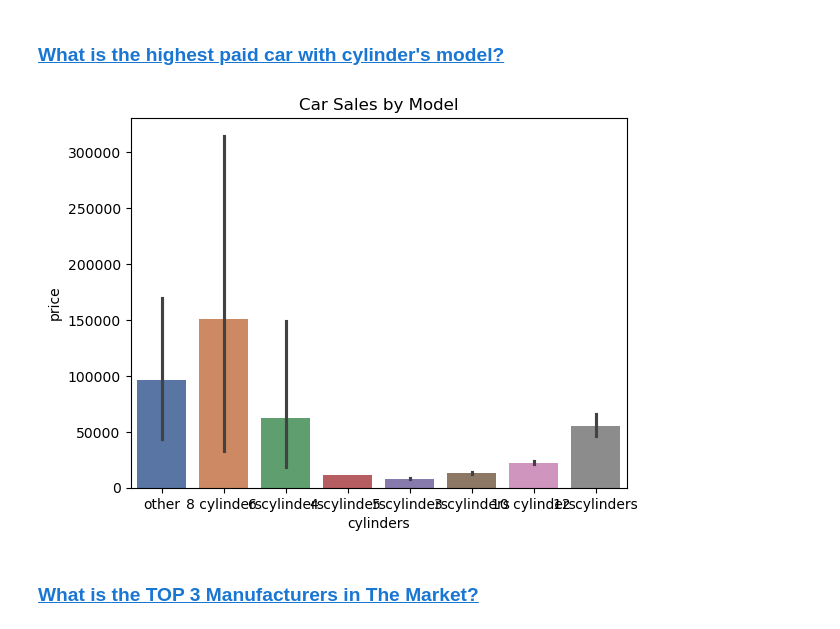
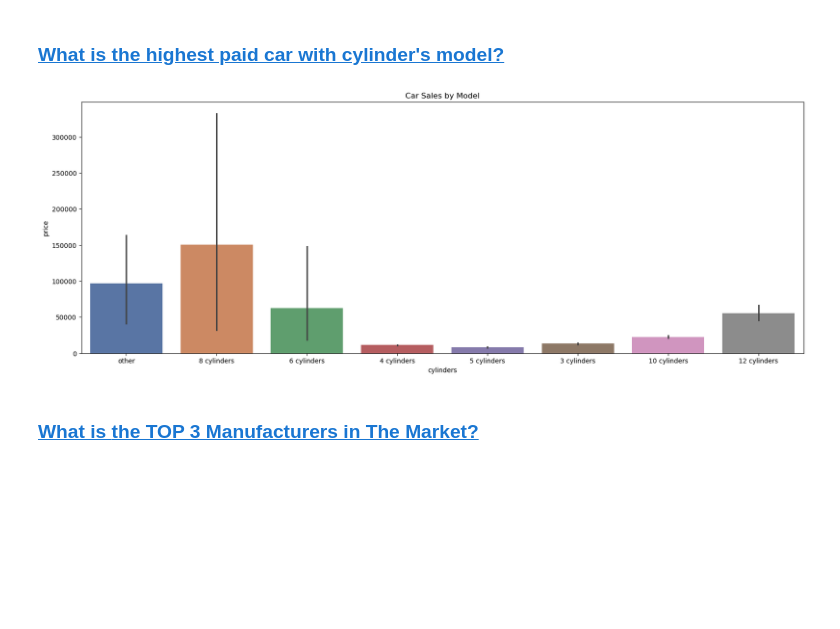
Before and after one commit to yousefalielkhapery1/Vehicles_dataset_analysis, a Jupyter notebook: vehicles.ipynb, the cells around one changed output. Saved outputs shown, nothing was run; the diff lists cells and outputs as text; code cells hidden in the pictures; blank space fills up the shorter version.

```diff
--- a/vehicles.ipynb
+++ b/vehicles.ipynb
@@ -297,11 +297,11 @@ vehicles_df.shape
 # %%
 palette = sns.color_palette("deep")
 sns.barplot(x='cylinders', y='price', data=vehicles_df, palette=palette, hue= 'cylinders')
-plt.rcParams['figure.figsize'] = (20, 15)
+plt.rcParams['figure.figsize'] = (20, 7)
 plt.title('Car Sales by Model')
 plt.show()
 # %% [output]
-[figure, old version]
+[figure, new version]
 # %% [markdown]
 ### <a id='toc1_3_2_'></a>[What is __the TOP 3 Manufacturers in The Market__?](#toc0_)
 # %%
```
Also changed, not shown: parts of 6 cells of this notebook.
